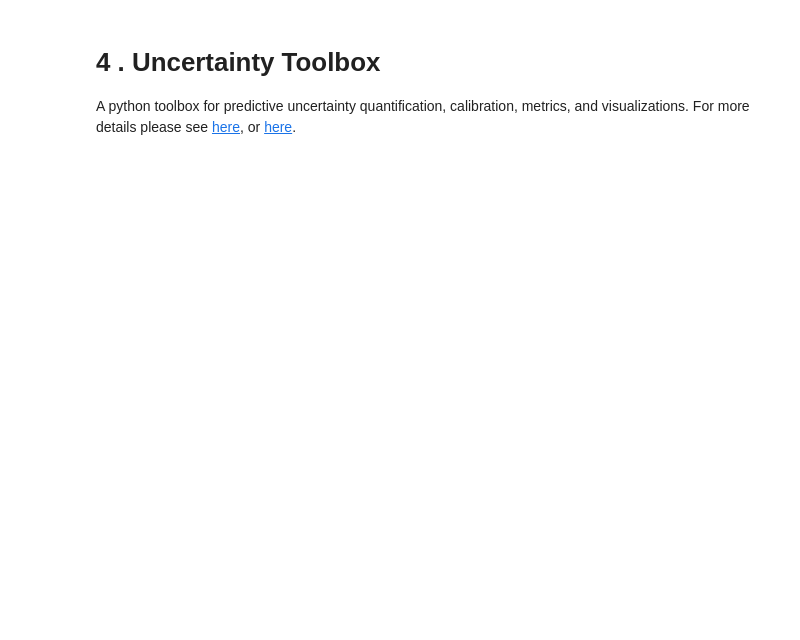
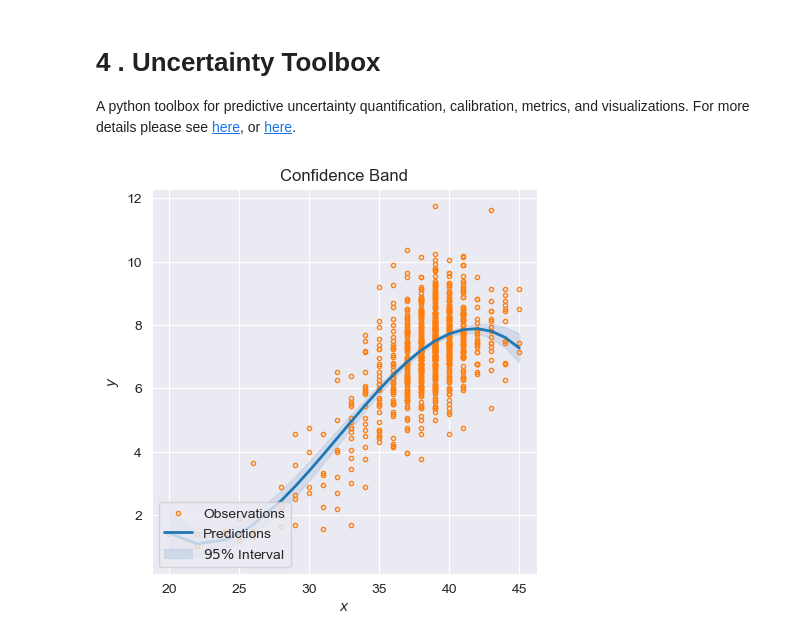
Before and after one commit to ParamvirSran/Machine-Learning, a Jupyter notebook: Labs/Lab_W5/Lab_W5_Incomplete.ipynb, the cells around one changed output. Drawn from its saved outputs; the diff is of its cells as text; code cells hidden in the pictures; blank space fills up the shorter version.

Commit message:
lab 5 about uncertainty, bootstrapping.

```diff
--- a/Labs/Lab_W5/Lab_W5_Incomplete.ipynb
+++ b/Labs/Lab_W5/Lab_W5_Incomplete.ipynb
@@ -324,3 +332,10 @@ plt.show()
+# %%
+pred = BootstrapPred(D, D.weeks, numboot=1000)
+pred_mean, pred_std = pred.mean(axis=0), np.std(pred, axis=0)
+uct.viz.plot_xy(pred_mean, pred_std, np.array(D.weight), np.array(D.weeks))
+plt.show()
+# %% [output]
+[figure, added]
 # %%
 # Plot ordered prediction intervals
 uct.viz
```
Also changed, not shown: parts of 8 cells of this notebook.
